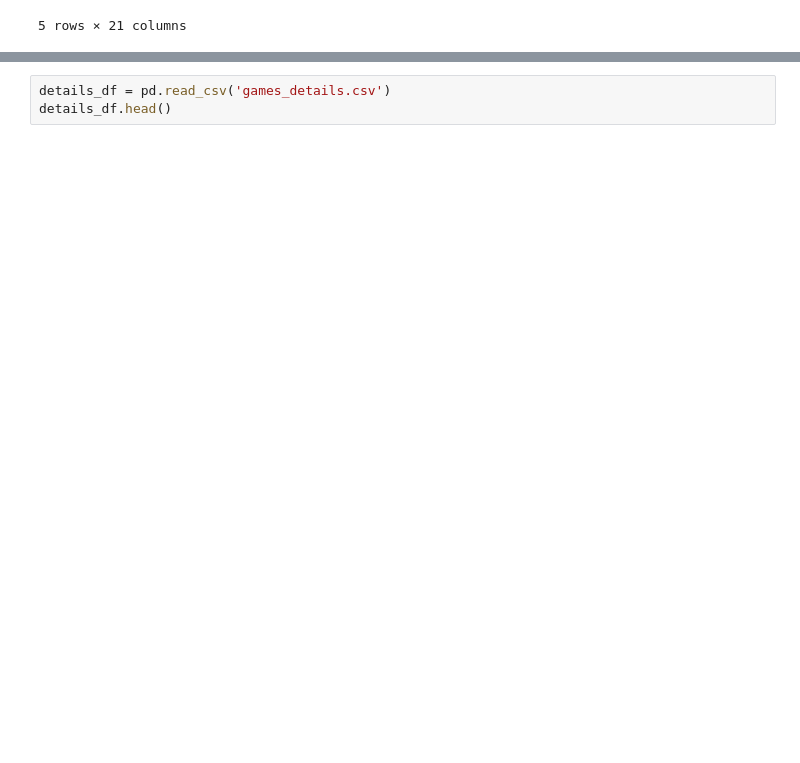
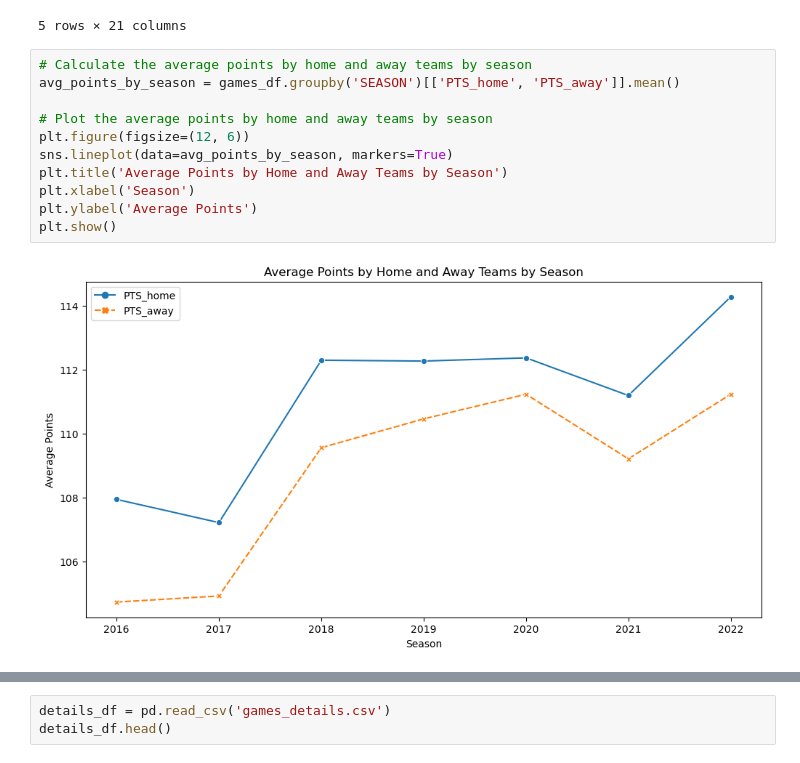
Before and after one commit to vishnu363728/NBADatascience, a Jupyter notebook: trainingpipeline.ipynb, the cells around one changed output, grey strips where cells are left out. Cells and saved outputs as stored; diff of their text form; blank space fills up the shorter version.

```diff
--- a/trainingpipeline.ipynb
+++ b/trainingpipeline.ipynb
@@ -14,3 +19,16 @@ games_df.head()
 | 3 | 2022-12-21 | 22200467 | Final | 1610612755 | 1610612765 | 2022 | 1610612755 | ... |
 | 4 | 2022-12-21 | 22200468 | Final | 1610612737 | 1610612741 | 2022 | 1610612737 | ... |
 5 rows × 21 columns
+# %%
+# Calculate the average points by home and away teams by season
+avg_points_by_season = games_df.groupby('SEASON')[['PTS_home', 'PTS_away']].mean()
+
+# Plot the average points by home and away teams by season
+plt.figure(figsize=(12, 6))
+sns.lineplot(data=avg_points_by_season, markers=True)
+plt.title('Average Points by Home and Away Teams by Season')
+plt.xlabel('Season')
+plt.ylabel('Average Points')
+plt.show()
+# %% [output]
+[figure, added]
```
Also changed, not shown: parts of 12 cells of this notebook, 1 other file.
